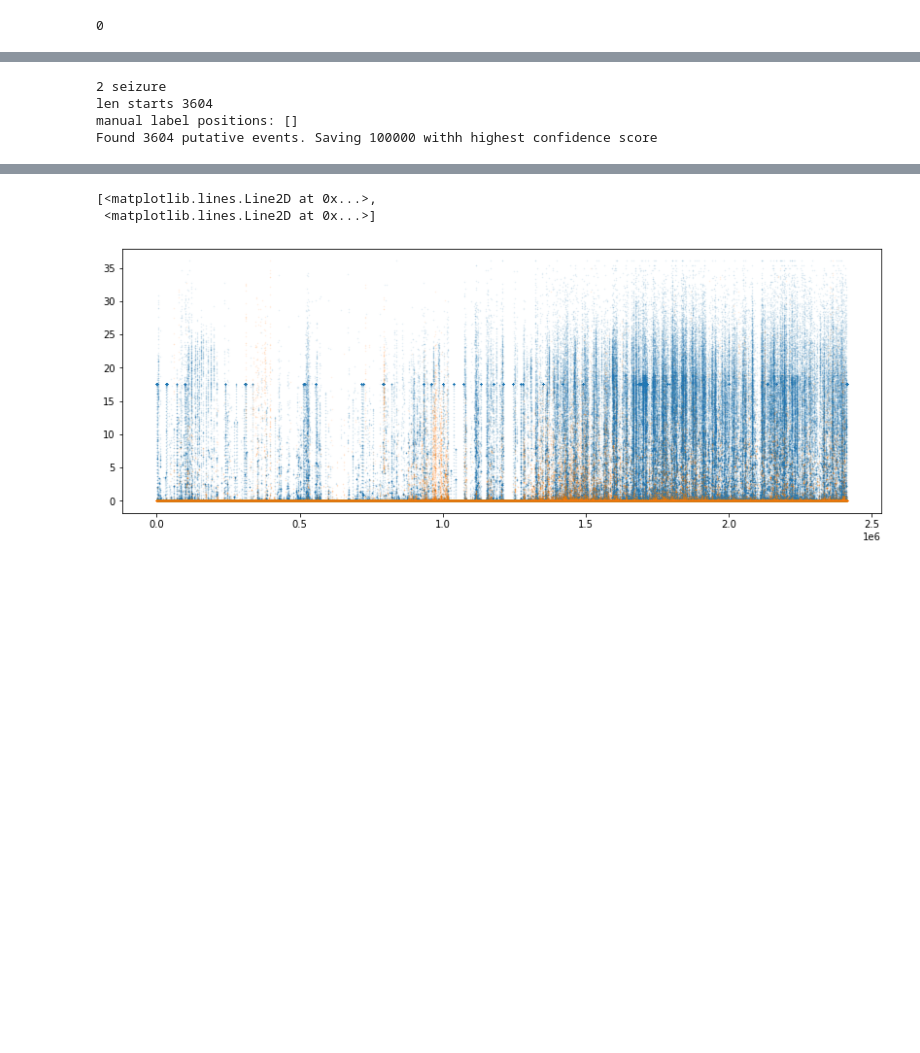
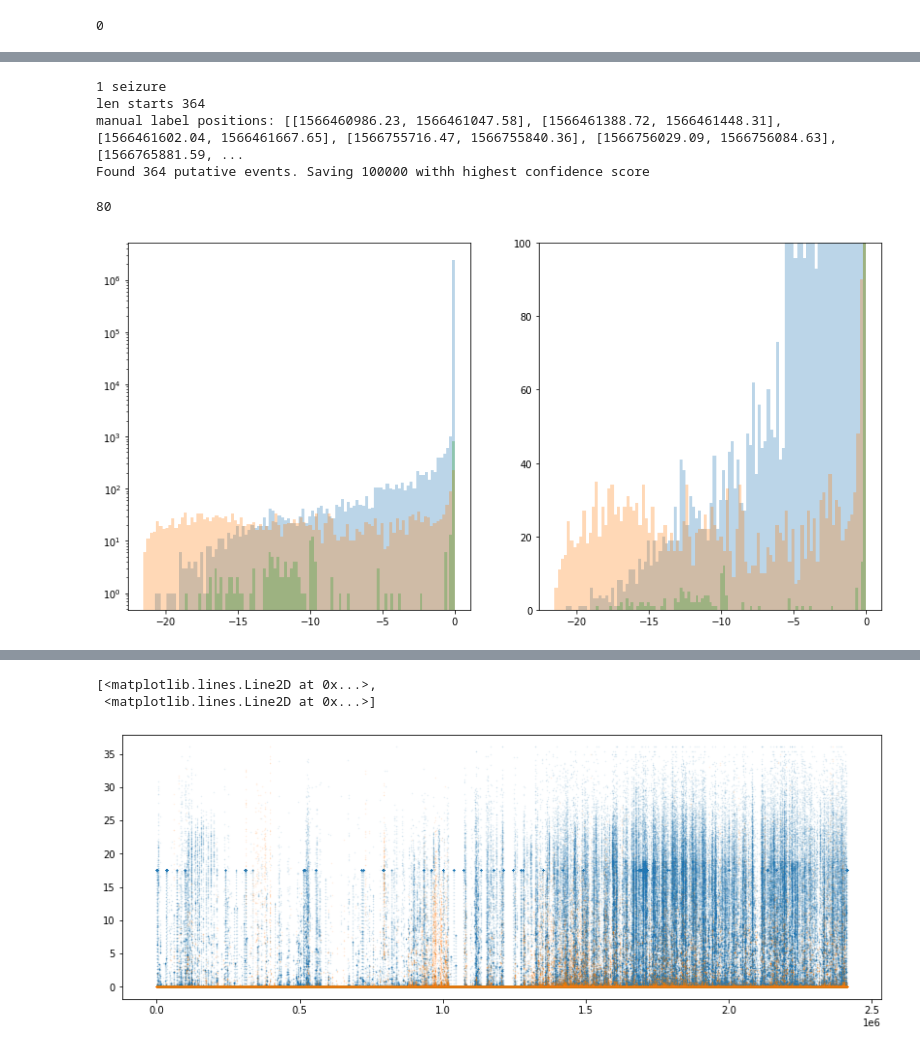
Before and after one commit to KullmannLab/pyecog2, a Jupyter notebook: Notebooks/Classifier Tests Multi animal.ipynb, the cells around one changed output, grey strips where cells are left out. Saved outputs shown, nothing was run; the diff lists cells and outputs as text; code cells hidden in the pictures; blank space fills up the shorter version.

```diff
--- a/Notebooks/Classifier Tests Multi animal.ipynb
+++ b/Notebooks/Classifier Tests Multi animal.ipynb
@@ -729,7 +765,7 @@ for i2,label in enumerate(self.labels2classify):
     ELEmanual_label_positions_c = - np.ones(len(ELEmanual_label_positions))*np.inf
     print('manual label positions:',manual_label_positions)
     for j in range(len(starts)):
-        if not any([intervals_overlap([timev[starts[j]],timev[ends[j]]],pos) for pos in manual_label_positions]):
+        if True:#not any([intervals_overlap([timev[starts[j]],timev[ends[j]]],pos) for pos in manual_label_positions]):
             if ends[j]-starts[j]<1:
                 print('interval too small:',starts[j],ends[j])
                 continue
@@ -744,7 +780,7 @@ for i2,label in enumerate(self.labels2classify):
             a = AnnotationElement(label='(auto)'+label,start=timev[starts[j]],end=timev[ends[j]],confidence=c)
             o = any([intervals_overlap([timev[starts[j]],timev[ends[j]]],pos) for pos in ELEmanual_label_positions])
             if o:
-                k = np.where([intervals_overlap([timev[starts[j]],timev[ends[j]]],pos) for pos in ELEmanual_label_positions])[0]
+                k = np.where([intervals_overlap([timev[starts[j]],timev[ends[j]]],pos) for pos in ELEmanual_label_positions])[0][0]
                 ELEmanual_label_positions_c[k] = max(ELEmanual_label_positions_c[k],c)
             alist.append((c,o,a))
         else:
@@ -767,7 +803,11 @@ for i2,label in enumerate(self.labels2classify):
 #         animal.annotations.add_annotation(a)
 #     animal.annotations.pause_history_cache(False)
 # %% [output]
-2 seizure
-len starts 3604
-manual label positions: []
-Found 3604 putative events. Saving 100000 withh highest confidence score
+1 seizure
+len starts 364
+manual label positions: [[1566460986.23, 1566461047.58], [1566461388.72, 1566461448.31], [1566461602.04, 1566461667.65], [1566755716.47, 1566755840.36], [1566756029.09, 1566756084.63], [1566765881.59, ...
+Found 364 putative events. Saving 100000 withh highest confidence score
+# %%
+k
+# %% [output]
+80
@@ -773,0 +849,14 @@ Found 3604 putative events. Saving 100000 withh highest confidence score
+# %%
+nlabels = len(self.labels2classify)+1
+plt.figure(figsize=(14,7))
+for l in range(nlabels):
+    lp_class = log_not_posterior[labelv==l,1]
+#     plt.figure()
+#     plt.title(l)
+    plt.subplot(1,2,1)
+    plt.hist(lp_class,bins=100,log=True,alpha=.3)
+    plt.subplot(1,2,2)
+    plt.hist(lp_class,bins=100,log=False,alpha=.3)
+    plt.ylim(0,100)
+# %% [output]
+[figure, added]
```
Also changed, not shown: parts of 58 cells of this notebook, 7 other files.
